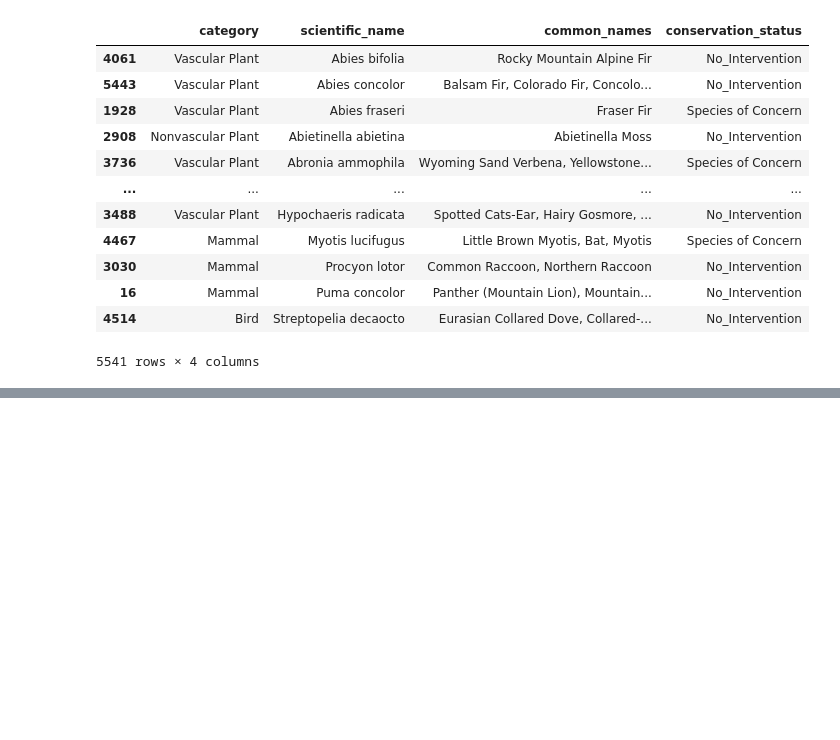
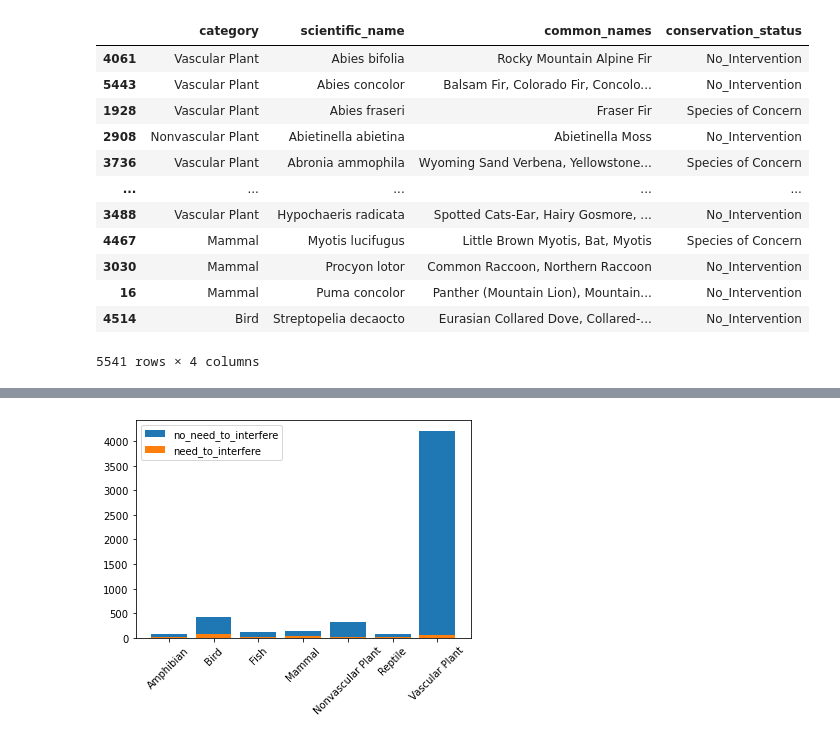
Before and after one commit to OussamaZIDI/biodiversity-in-national-parks, a Jupyter notebook: biodiversity_project.ipynb, the cells around one changed output, grey strips where cells are left out. Drawn from its saved outputs; the diff is of its cells as text; code cells hidden in the pictures; blank space fills up the shorter version.

```diff
--- a/biodiversity_project.ipynb
+++ b/biodiversity_project.ipynb
@@ -351,7 +376,11 @@ for i in range(0, len(three_duplicated_names_df), 3):
 three_no_dup_df = three_duplicated_names_df.drop_duplicates(subset='scientific_name').sort_values(by='scientific_name')
 three_no_dup_df['common_names'] = common_name_rows_for_three_dup
 
+## Removing duplicate names in 'common_names', example: (Gray Wolf, Gray Wolf)
 three_no_dup_df.common_names = three_no_dup_df.common_names.apply(lambda x: " ".join(sorted(set(x.split()), key=x.split().index)))
+three_no_dup_df.loc[4514,['common_names']] = ['Eurasian Collared Dove, Collared-Dove']
+
+
 three_no_dup_df
 # %% [output]
 |  | category | scientific_name | common_names | conservation_status |
@@ -389,0 +472,14 @@ species_info_no_dup
+# %%
+species_info_no_dup['need_to_interfere'] = species_info_no_dup.conservation_status.apply(lambda x:  True if x != 'No_Intervention' else False)
+
+interference_df = species_info_no_dup.groupby(['category', 'need_to_interfere']).common_names.count().reset_index()
+interference_df = interference_df.pivot(
+    index='category',
+    columns='need_to_interfere',
+    values='common_names'
+).reset_index()
+
+interference_df.columns = ['category', 'no_need_to_interfere', 'need_to_interfere']
+
+interference_df['not_protected_perc'] = interference_df.need_to_interfere / (interference_df.need_to_interfere + interference_df.no_need_to_interfere) * 100
+interference_df
@@ -389,0 +495,8 @@ species_info_no_dup
+# %%
+plt.bar(x=interference_df.category, height=interference_df.no_need_to_interfere)
+plt.bar(x=interference_df.category, height=interference_df.need_to_interfere)
+plt.legend(['no_need_to_interfere', 'need_to_interfere'])
+plt.xticks(rotation = 45)
+plt.show()
+# %% [output]
+[figure, added]
```
Also changed, not shown: parts of 10 cells of this notebook.
